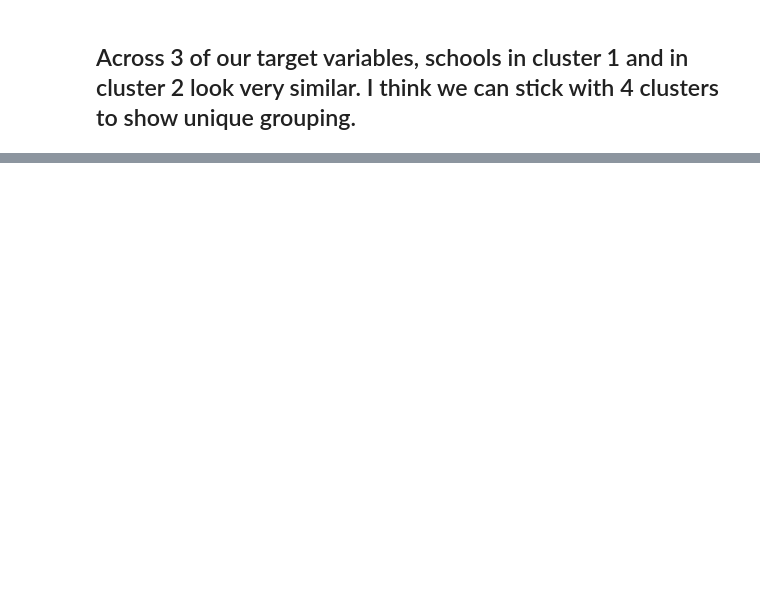
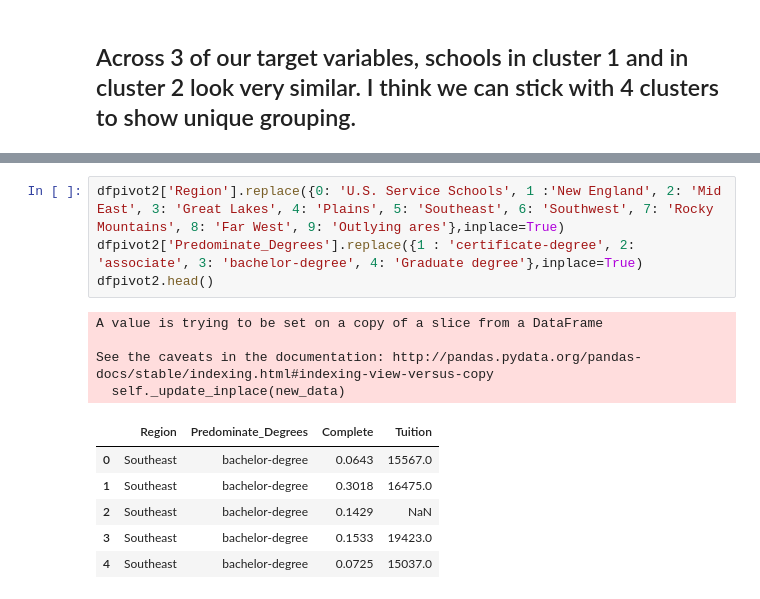
Before and after one commit to ibooth1/Group-Project, a Jupyter notebook: Group Project.ipynb, the cells around one changed output, grey strips where cells are left out. Cells and saved outputs as stored; diff of their text form; blank space fills up the shorter version.

```diff
--- a/Group Project.ipynb
+++ b/Group Project.ipynb
@@ -724,0 +763,15 @@ pd.pivot_table(km, index = 'clusters2', values = ['completion','adm_rate','pell_
+# %%
+dfpivot2['Region'].replace({0: 'U.S. Service Schools', 1 :'New England', 2: 'Mid East', 3: 'Great Lakes', 4: 'Plains', 5: 'Southeast', 6: 'Southwest', 7: 'Rocky Mountains', 8: 'Far West', 9: 'Outlying ares'},inplace=True)
+dfpivot2['Predominate_Degrees'].replace({1 : 'certificate-degree', 2: 'associate', 3: 'bachelor-degree', 4: 'Graduate degree'},inplace=True)
+dfpivot2.head()
+# %% [output]
+A value is trying to be set on a copy of a slice from a DataFrame
+
+See the caveats in the documentation: http://pandas.pydata.org/pandas-docs/stable/indexing.html#indexing-view-versus-copy
+  self._update_inplace(new_data)
+|  | Region | Predominate_Degrees | Complete | Tuition |
+| 0 | Southeast | bachelor-degree | 0.0643 | 15567.0 |
+| 1 | Southeast | bachelor-degree | 0.3018 | 16475.0 |
+| 2 | Southeast | bachelor-degree | 0.1429 | NaN |
+| 3 | Southeast | bachelor-degree | 0.1533 | 19423.0 |
+| 4 | Southeast | bachelor-degree | 0.0725 | 15037.0 |
```
Also changed, not shown: parts of 17 cells of this notebook.
